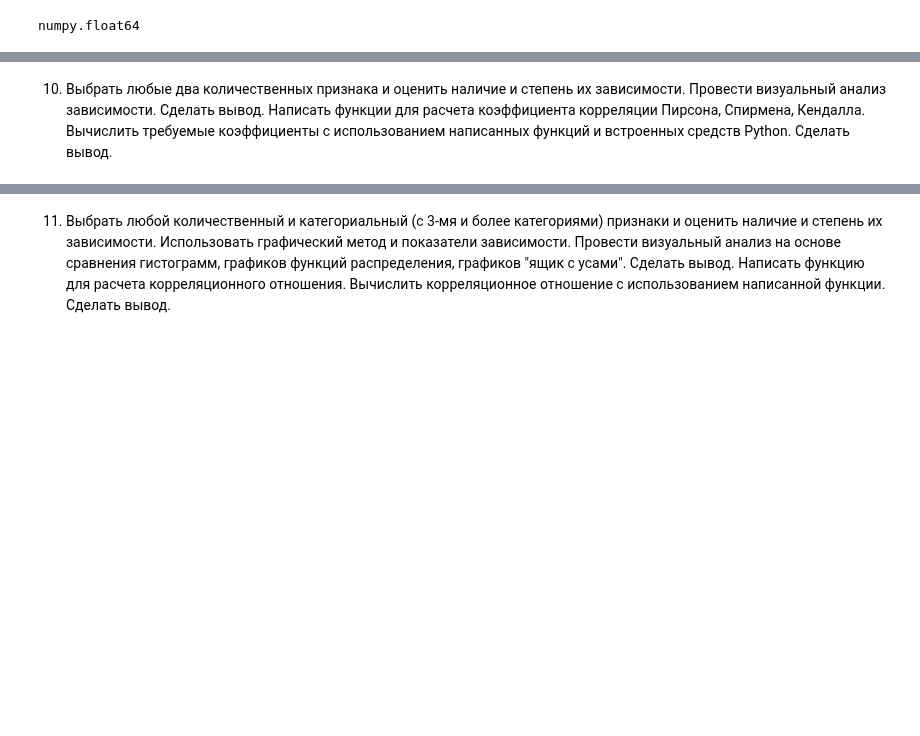
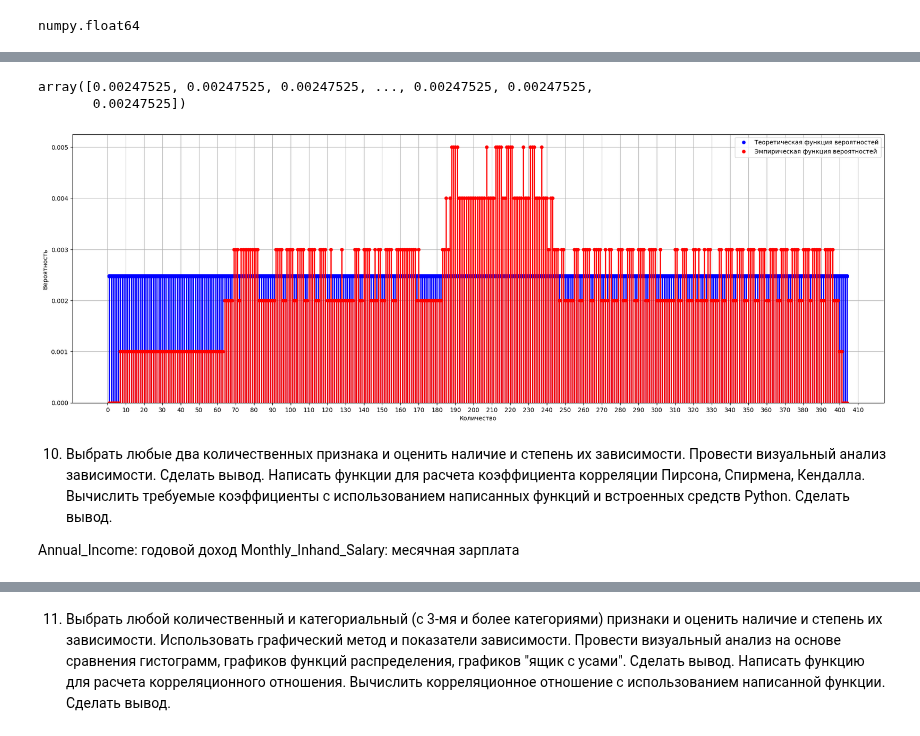
Before and after one commit to Ghukii/TMP-4sem-, a Jupyter notebook: Задание_6/Задание_6_13.ipynb, the cells around one changed output, grey strips where cells are left out. Saved outputs shown, nothing was run; the diff lists cells and outputs as text; code cells hidden in the pictures; blank space fills up the shorter version.

```diff
--- a/Задание_6/Задание_6_13.ipynb
+++ b/Задание_6/Задание_6_13.ipynb
@@ -809,0 +866,3 @@ df['Credit_Utilization_Ratio'].
+# %%
+CUR_uniq, CUR_freq = np.unique(CUR, return_counts=True)
+list(zip(CUR_uniq, CUR_freq))
@@ -809,0 +887,3 @@ df['Credit_Utilization_Ratio'].
+# %%
+CUR_epmf = (CUR_freq / len(CUR)).round(3)
+list(zip(CUR_uniq, CUR_epmf))
@@ -809,0 +908,3 @@ df['Credit_Utilization_Ratio'].
+# %%
+CUR_t = sts.randint.rvs(1, 405, size=len(CUR))
+CUR_t.tolist()
@@ -810,5 +929,31 @@ df['Credit_Utilization_Ratio'].
+# %%
+CUR_t_empf = sts.randint.pmf(CUR_t, 1, 405)
+CUR_t_empf
+# %% [output]
+array([0.00247525, 0.00247525, 0.00247525, ..., 0.00247525, 0.00247525,
+       0.00247525])
+# %%
+plt.figure(figsize=(24, 8))
+plt.plot(CUR_t, CUR_t_empf, 'bo', ms=5, label='Теоретическая функция вероятностей')
+plt.vlines(CUR_t, 0, sts.randint.pmf(CUR, 1, 405), colors='b', lw=2)
+
+plt.plot(CUR_uniq, CUR_epmf, 'ro', ms=5, label='Эмпирическая функция вероятностей')
+plt.vlines(CUR_uniq, 0, CUR_epmf, colors='r', lw=2)
+
+plt.xticks(np.arange(0, 411, 10))
+plt.legend()
+plt.ylabel('Вероятность')
+plt.xlabel('Количество')
+plt.ylim(0)
+plt.grid()
+plt.show()
+# %% [output]
+[figure, added]
 # %% [markdown]
 10. Выбрать любые два количественных признака и оценить наличие и степень их зависимости.
 Провести визуальный анализ зависимости. Сделать вывод.
 Написать функции для расчета коэффициента корреляции Пирсона, Спирмена, Кендалла.
 Вычислить требуемые коэффициенты с использованием написанных функций и встроенных средств Python. Сделать вывод.
+
+Annual_Income: годовой доход
+Monthly_Inhand_Salary: месячная зарплата
```
Also changed, not shown: parts of 21 cells of this notebook.
